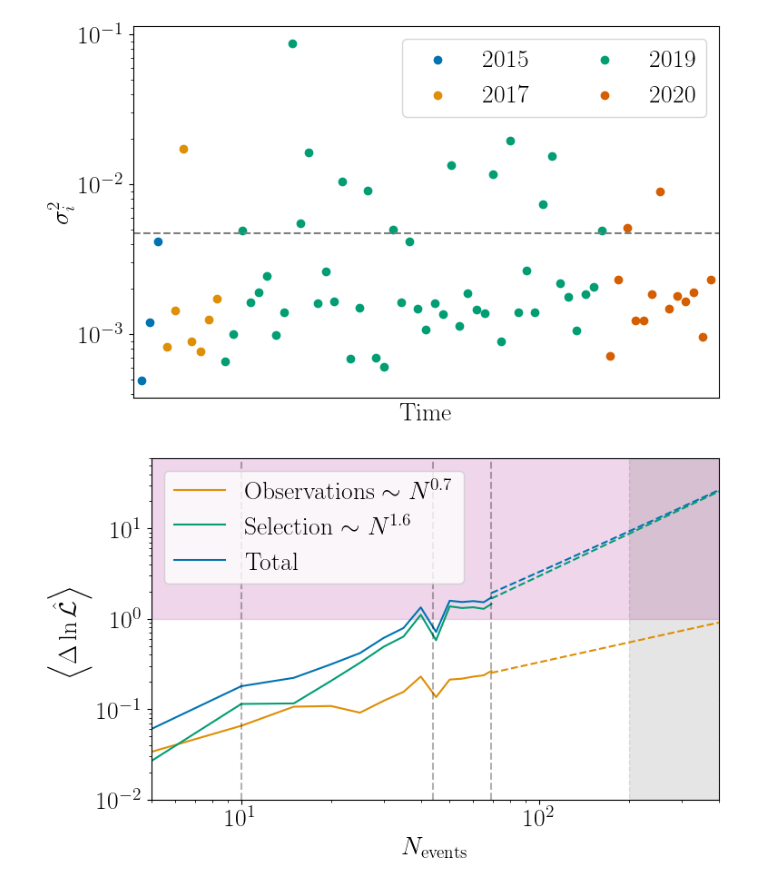
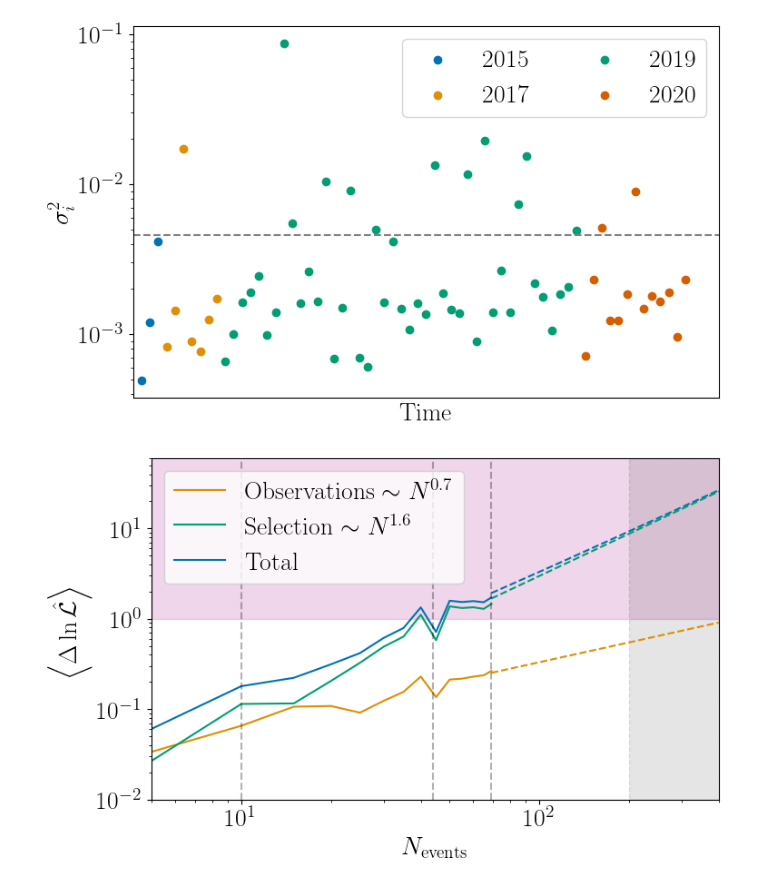
Before and after one commit to ColmTalbot/monte-carlo-uncertainty-scaling, a Jupyter notebook: uncertainty_scaling.ipynb, the cells around one changed output. Drawn from its saved outputs; the diff is of its cells as text; code cells hidden in the pictures.

```diff
--- a/uncertainty_scaling.ipynb
+++ b/uncertainty_scaling.ipynb
@@ -1,12 +1,9 @@
 # %%
 import json
-import re
 
-import matplotlib as mpl
 import matplotlib.pyplot as plt
 import numpy as np
-from bilby.core.result import read_in_result
 from cycler import cycler
-from tqdm.auto import trange
 
 %matplotlib inline
+plt.style.use("paper.mplstyle")
@@ -31,20 +10,21 @@ dates = np.array([int(re.findall("[0-9]{6}", event)[0]) for event in events])[id
 # %%
+with open("per_event_sigmas.json", "rb") as ff:
+    data = json.load(ff)
 plt.figure(figsize=(8, 5))
-values = np.genfromtxt("/home/colm.talbot/O3/population/O3b/uncertainty/per_event/1_1")[1][idxs]
-plt.axhline(np.mean(values), linestyle="--", color="gray")
-for ii, (value, date) in enumerate(zip(values, dates)):
-    plt.scatter(ii, value, color=f"C{(date // 10000 - 14) // 2}")
+plt.axhline(np.mean(list(data.values())), linestyle="--", color="gray")
+for ii, (date, value) in enumerate(data.items()):
+    plt.scatter(ii, value, color=f"C{(int(date) // 10000 - 14) // 2}")
 for ii, year in enumerate([15, 17, 19, 20]):
     plt.scatter(-5, 0.01, color=f"C{ii}", label=f"20{year}")
 plt.legend(loc="upper right", ncol=2)
 plt.xticks([], [])
 plt.xlabel("Time")
 plt.ylabel("$\sigma^{2}_{i}$")
 plt.yscale("log")
 plt.xlim(-1, 69)
 plt.tight_layout()
 plt.savefig("figure-2.pdf")
 plt.show()
 plt.close()
 # %% [output]
-[figure, old version]
+[figure, new version]
```
Also changed, not shown: parts of 6 cells of this notebook, 16 other files.
